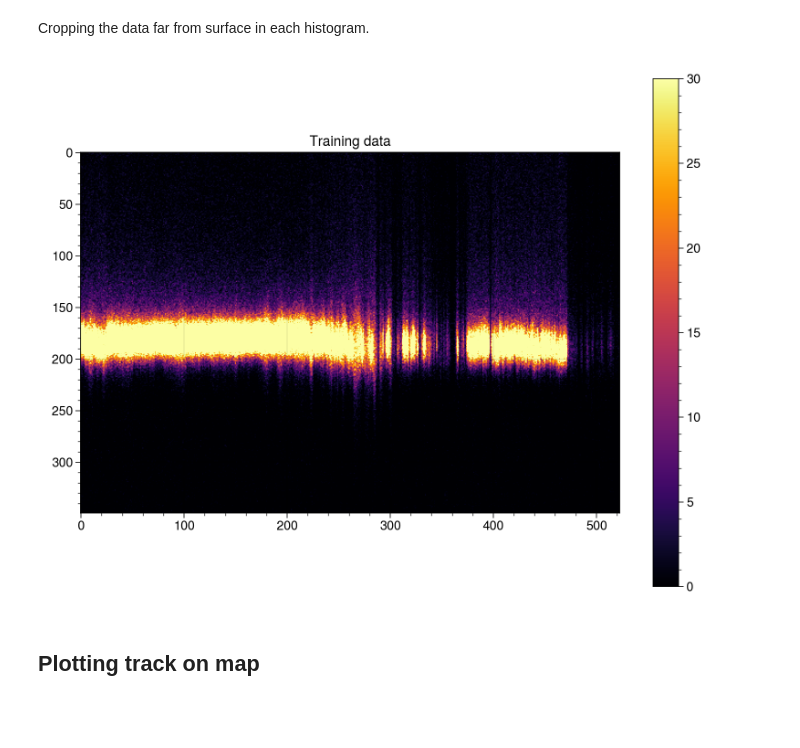
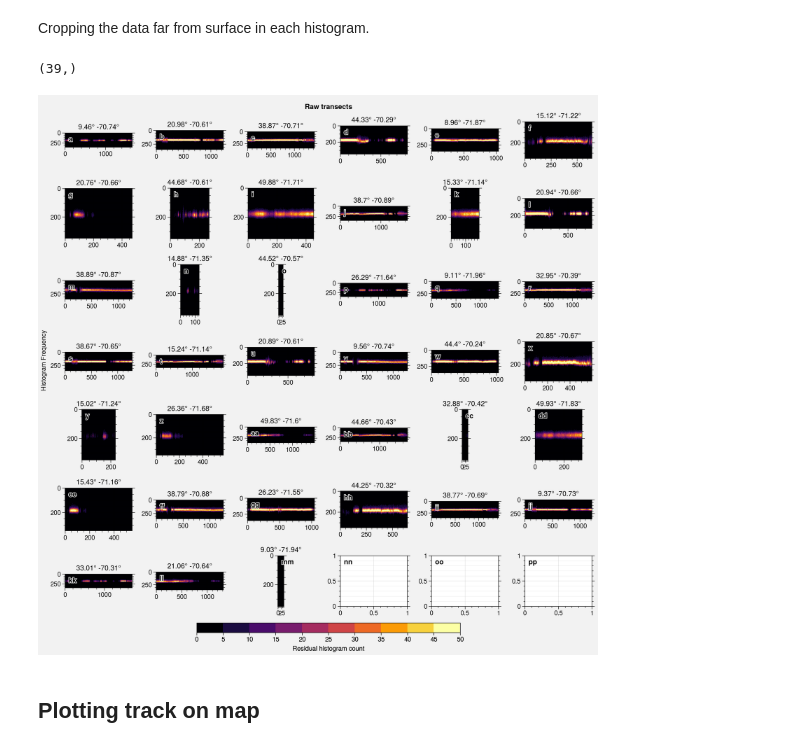
Before and after one commit to ICESAT-2HackWeek/surface_classification, a Jupyter notebook: scripts/Antarctica_clustering.ipynb, the cells around one changed output. Saved outputs shown, nothing was run; the diff lists cells and outputs as text; code cells hidden in the pictures; blank space fills up the shorter version.

```diff
--- a/scripts/Antarctica_clustering.ipynb
+++ b/scripts/Antarctica_clustering.ipynb
@@ -57,5 +81,2 @@ processed_ATL06_20200330121520_00600712_003_01.h5
 # %% [markdown]
 ## Load histograms and plot
-# %%
-data_dir = '/home/jovyan/data'
-count = np.load(os.path.join(data_dir,'processed_ATL06_20200330121520_00600712_003_01_hist_gt1r.npy'))
@@ -62,18 +130,36 @@ count = np.load(os.path.join(data_dir,'processed_ATL06_20200330121520_00600712_0
 # %% [markdown]
 
 Cropping the data far from surface in each histogram.
-# %%
-data = count[:, 200:550]
-# %%
-fig=plt.figure(figsize=(8,6))
-plt.title("Training data")
-ax = fig.add_subplot(111)
-h = ax.imshow(np.transpose(data),vmin=0,vmax=30,cmap='inferno')
-plt.colorbar(h)
-plt.tight_layout()
-plt.show()
-# %% [output]
-[figure, removed]
+# %%
+data_array = []
+for count in count_files:
+    data_array.append(count[:, 200:550])
+data_array = np.asarray(data_array)
+print(data_array.shape)
+# %% [output]
+(39,)
+# %%
+fig_raw, axraw = plot.subplots(ncols=6, nrows=7, share=1, width=11, height=11)
+fig_raw.suptitle("Raw transects")
+axraw.format(
+        abc=True, abcloc='ul',
+        ygridminor=True,
+        ytickloc='both', yticklabelloc='left'
+)
+
+h = axraw[0].imshow(np.transpose(data_array[0]),vmin=0,vmax=50,cmap='inferno')
+
+# Residual histograms
+for ax, data, lon, lat in zip(axraw,data_array, lon_files, lat_files):
+    ax.imshow(np.transpose(data),vmin=0,vmax=50,cmap='inferno')
+    ax.set_ylabel('Histogram Frequency')
+    ax.format(title=str(lon) + "° " + str(lat) + "°")
+
+fig_raw.colorbar(h, length=0.5, label='Residual histogram count', loc='b', locator=5)
+
+plt.show()
+# %% [output]
+[figure, added]
 # %% [markdown]
 <h2> Plotting track on map</a>
 # %% [markdown]
```
Also changed, not shown: parts of 31 cells of this notebook, 1 other file.
